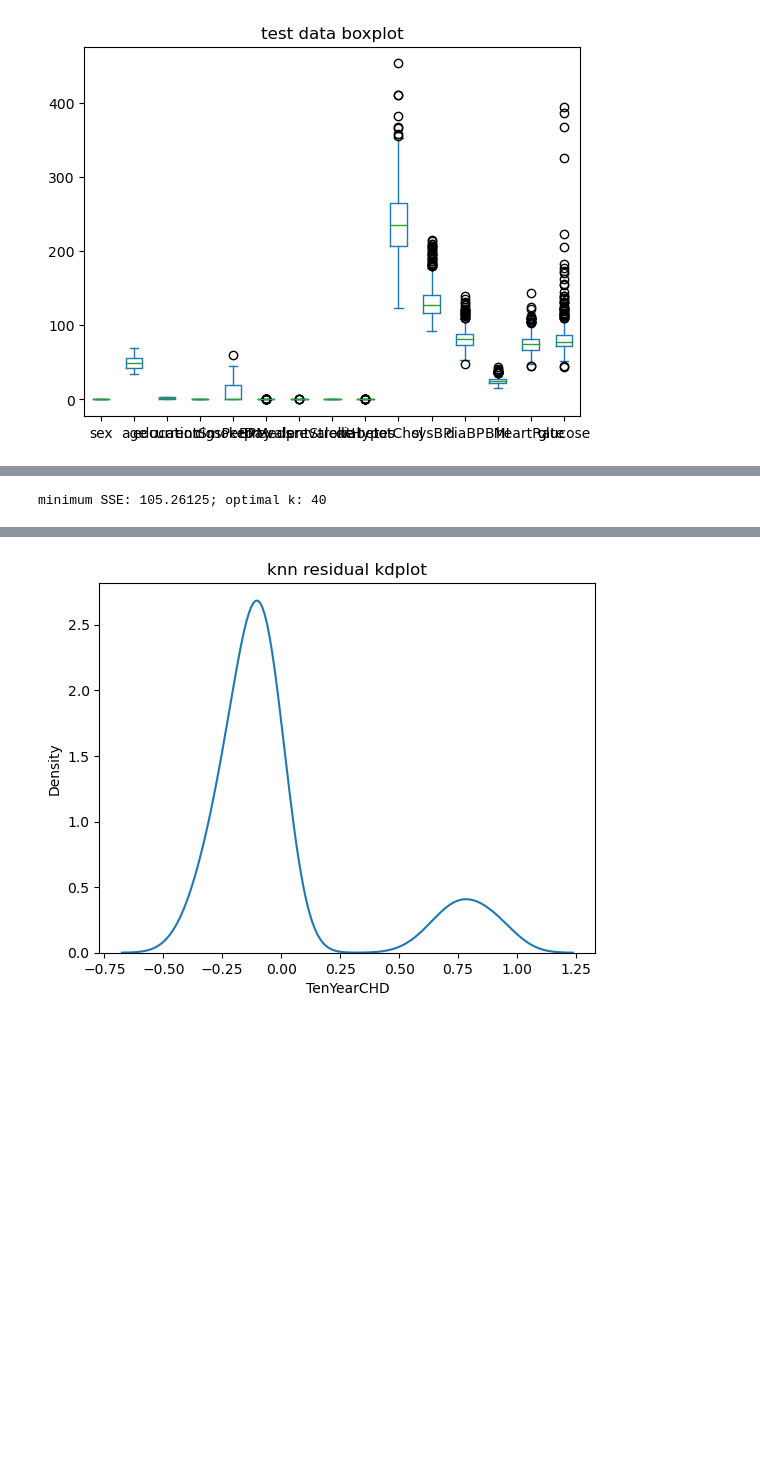
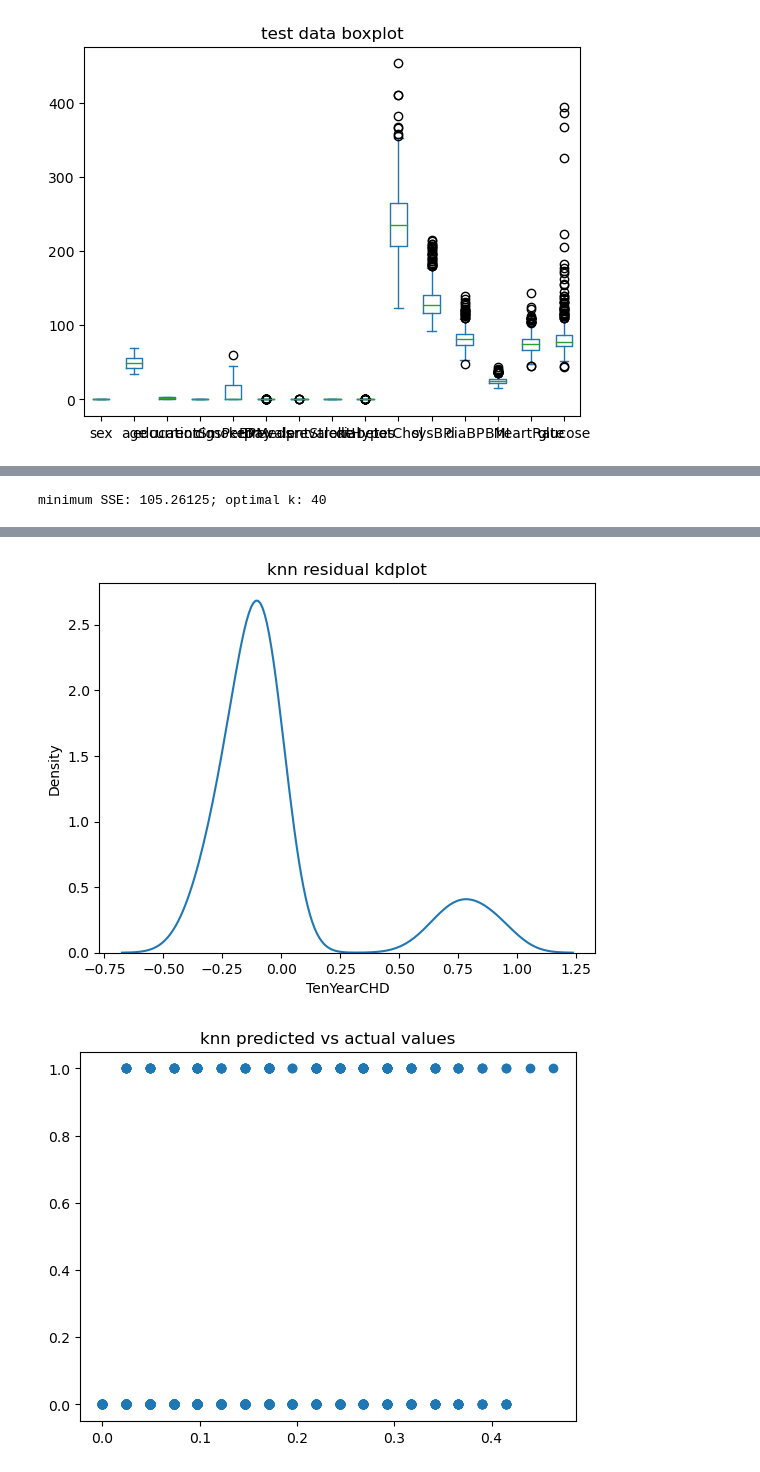
Before and after one commit to ryandinnh/project_chd, a Jupyter notebook: project_chd_outline.ipynb, the cells around one changed output, grey strips where cells are left out. Saved outputs shown, nothing was run; the diff lists cells and outputs as text; code cells hidden in the pictures; blank space fills up the shorter version.

```diff
--- a/project_chd_outline.ipynb
+++ b/project_chd_outline.ipynb
@@ -244,34 +284,39 @@ sse = np.zeros(100)
 ssemin = np.min(sse)
 for k in range(100):
     model = KNeighborsRegressor(n_neighbors=k + 1).fit(xtrain_knn, ytrain)
     yhat = model.predict(xtest_knn)
     sse[k] = np.sum((ytest - yhat) ** 2)
 
 ssemin = np.min(sse)
 index = np.where(sse == ssemin)[0]
 opt = karr[index]
 print(f"minimum SSE: {ssemin}; optimal k:", end=" ")
 print(*opt, sep=", ")
 plt.plot(np.arange(100), sse)
 plt.xlabel("k")
 plt.ylabel("SSE")
 plt.title("optimal k")
 plt.show()
 
-model = KNeighborsRegressor(n_neighbors=41).fit(xtrain_knn, ytrain)
+model = KNeighborsRegressor(n_neighbors=opt[0] + 1).fit(xtrain_knn, ytrain)
 yhat_knn = model.predict(xtest_knn)
 residual = ytest - yhat_knn
 sns.kdeplot(residual).set_title("knn residual kdplot")
+plt.show()
+
+plt.scatter(x=yhat_knn, y=ytest)
+plt.title("knn predicted vs actual values")
 plt.show()
 
 sse_knn = np.sum((ytest - yhat_knn) ** 2)
 mse_knn = sse_knn / ntest
 rmse_knn = np.sqrt(sse_knn / ntest)
 r2_knn = 1 - sse_knn / tss
 # %% [output]
 minimum SSE: 105.26125; optimal k: 40
 [figure]
 [figure]
+[figure, added]
 # %%
 # linear regression approach:
 reg = LinearRegression().fit(xtrain, ytrain)
```
Also changed, not shown: parts of 8 cells of this notebook.
